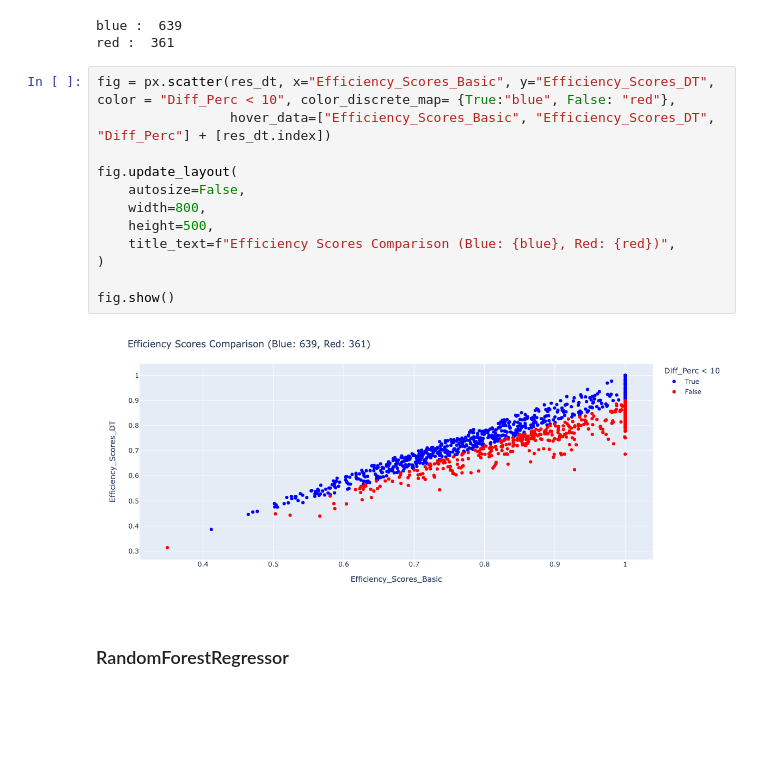
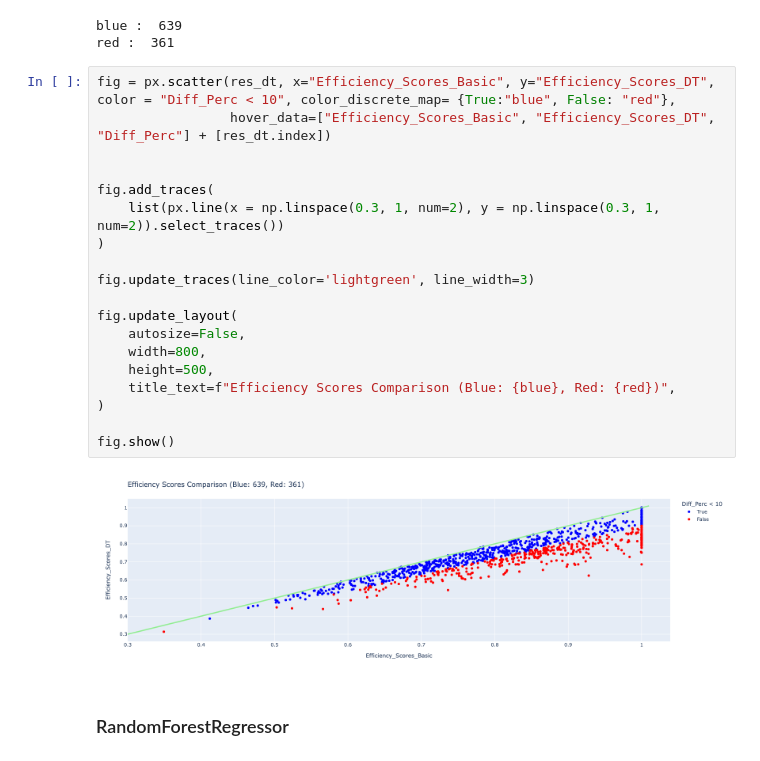
Before and after one commit to kurtsenol/DEA, a Jupyter notebook: DEA_ML_12I_1O_Comparison.ipynb, the cells around one changed output. Drawn from its saved outputs; the diff is of its cells as text; blank space fills up the shorter version.

```diff
--- a/DEA_ML_12I_1O_Comparison.ipynb
+++ b/DEA_ML_12I_1O_Comparison.ipynb
@@ -209,17 +209,24 @@ red :  361
 # %%
 fig = px.scatter(res_dt, x="Efficiency_Scores_Basic", y="Efficiency_Scores_DT", color = "Diff_Perc < 10", color_discrete_map= {True:"blue", False: "red"},
                  hover_data=["Efficiency_Scores_Basic", "Efficiency_Scores_DT", "Diff_Perc"] + [res_dt.index])
+
+
+fig.add_traces(
+    list(px.line(x = np.linspace(0.3, 1, num=2), y = np.linspace(0.3, 1, num=2)).select_traces())
+)
+
+fig.update_traces(line_color='lightgreen', line_width=3)
 
 fig.update_layout(
     autosize=False,
     width=800,
     height=500,
     title_text=f"Efficiency Scores Comparison (Blue: {blue}, Red: {red})",
 )
 
 fig.show()
 # %% [output]
-[figure, old version]
+[figure, new version]
 # %% [markdown]
 ### RandomForestRegressor
 # %%
```
Also changed, not shown: parts of 4 cells of this notebook, 2 other files.
